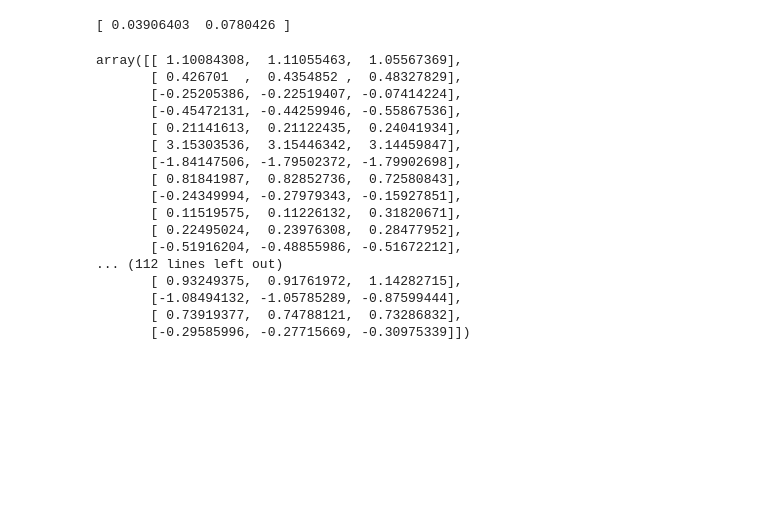
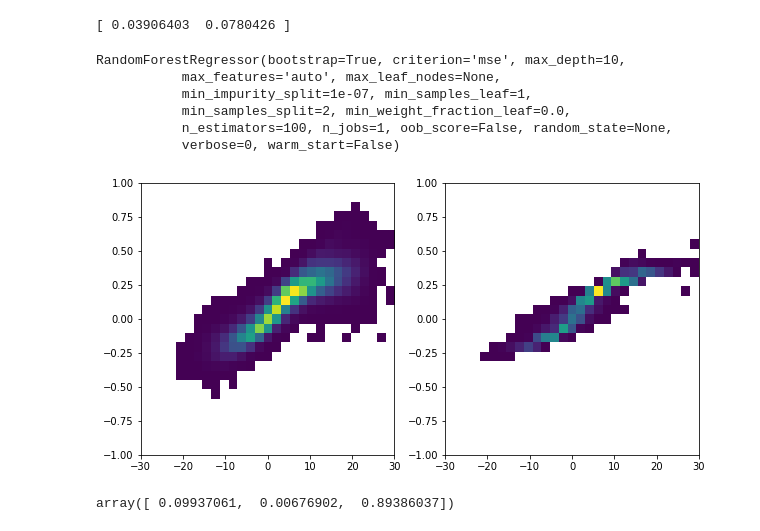
Before and after one commit to djgagne/lorenz_gan, a Jupyter notebook: notebooks/lorenz_gan_eval.ipynb, the cells around one changed output. Saved outputs shown, nothing was run; the diff lists cells and outputs as text; code cells hidden in the pictures; blank space fills up the shorter version.

```diff
--- a/notebooks/lorenz_gan_eval.ipynb
+++ b/notebooks/lorenz_gan_eval.ipynb
@@ -408,23 +402,27 @@ print(exp_scale)
 batch_cond_data = generate_random_condition_data(128, 3, exp_scale)
 # %% [output]
 [ 0.03906403  0.0780426 ]
-# %%
-batch_cond_data[:, :, 0]
-# %% [output]
-array([[ 1.10084308,  1.11055463,  1.05567369],
-       [ 0.426701  ,  0.4354852 ,  0.48327829],
-       [-0.25205386, -0.22519407, -0.07414224],
-       [-0.45472131, -0.44259946, -0.55867536],
-       [ 0.21141613,  0.21122435,  0.24041934],
-       [ 3.15303536,  3.15446342,  3.14459847],
-       [-1.84147506, -1.79502372, -1.79902698],
-       [ 0.81841987,  0.82852736,  0.72580843],
-       [-0.24349994, -0.27979343, -0.15927851],
-       [ 0.11519575,  0.11226132,  0.31820671],
-       [ 0.22495024,  0.23976308,  0.28477952],
-       [-0.51916204, -0.48855986, -0.51672212],
-... (112 lines left out)
-       [ 0.93249375,  0.91761972,  1.14282715],
-       [-1.08494132, -1.05785289, -0.87599444],
-       [ 0.73919377,  0.74788121,  0.73286832],
-       [-0.29585996, -0.27715669, -0.30975339]])
+# %%
+rf = RandomForestRegressor(n_estimators=100, max_features="auto", max_depth=10)
+rf.fit(combined_data[x_cols], combined_data[y_cols].mean(axis=1))
+# %% [output]
+RandomForestRegressor(bootstrap=True, criterion='mse', max_depth=10,
+           max_features='auto', max_leaf_nodes=None,
+           min_impurity_split=1e-07, min_samples_leaf=1,
+           min_samples_split=2, min_weight_fraction_leaf=0.0,
+           n_estimators=100, n_jobs=1, oob_score=False, random_state=None,
+           verbose=0, warm_start=False)
+# %%
+out = rf.predict(combined_data[x_cols])
+# %%
+fig, axes = plt.subplots(1, 2, figsize=(10, 5))
+_ = axes[0].hist2d(combined_data["X_t"], combined_data[y_cols].mean(axis=1), bins=[np.linspace(-30, 30, 30),
+                                                                                   np.linspace(-1, 1, 30)], cmin=1)
+_ = axes[1].hist2d(combined_data["X_t"], out, bins=[np.linspace(-30, 30, 30),
+                                            np.linspace(-1, 1, 30)], cmin=1)
+# %% [output]
+[figure, added]
+# %%
+rf.feature_importances_
+# %% [output]
+array([ 0.09937061,  0.00676902,  0.89386037])
```
Also changed, not shown: parts of 16 cells of this notebook, 4 other files.
